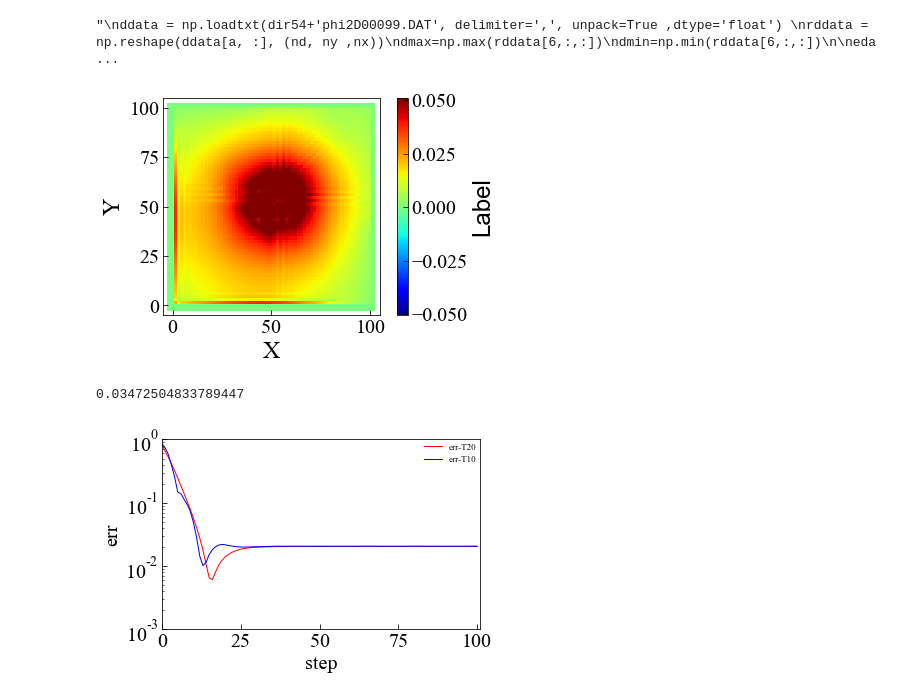
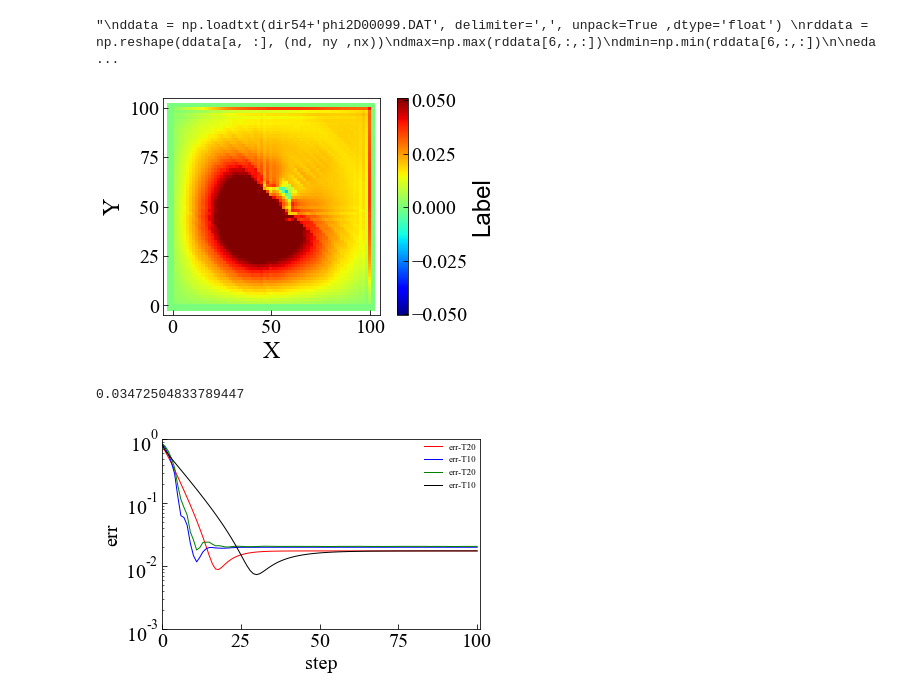
Before and after one commit to maedarn/code_tohoku, a Jupyter notebook: py/plot2D-loop.ipynb, the cells around one changed output. Saved outputs shown, nothing was run; the diff lists cells and outputs as text; code cells hidden in the pictures.

```diff
--- a/py/plot2D-loop.ipynb
+++ b/py/plot2D-loop.ipynb
@@ -18,13 +18,13 @@ nloop=100+1
 step=1
 # %%
 #dir53 = '/Users/maeda/Desktop/Dropbox/analysis/telegraph-test-2D-1/cg1-T10-rho1-cen-128-1000st/'
-dir53 = '/Users/maeda/Desktop/Dropbox/analysis/telegraph-test-2D-1/cg1-T10-rho1-cen-64-1000st/'
+dir53 = '/Users/maeda/Desktop/Dropbox/analysis/telegraph-test-2D-1/cg1-T50-rho1-cen-64-1000st-pwe/'
 #dir54 = '/Users/maeda/Desktop/Dropbox/analysis/telegraph-test-2D-1/cg1-T20-rho1-cen-128-1000st/'
 #dir55 = '/Users/maeda/Desktop/Dropbox/analysis/telegraph-test-2D-1/cg1-T40-rho1-cen-128-1000st/'
 
 #dir56 = '/Users/maeda/Desktop/Dropbox/analysis/telegraph-test-2D-1/cg1-T30-rho1-cen-128-1000st/'
 
-data = np.loadtxt(dir53+'phi2D00021.DAT', delimiter=',', unpack=True ,dtype='float')
+data = np.loadtxt(dir53+'phi2D00051.DAT', delimiter=',', unpack=True ,dtype='float')
 a = np.arange(nd)
 #a
 print(data.shape)
@@ -67,29 +67,29 @@ emin=np.min(redata[6,:,:])
 (19, 4624)
 "\nddata = np.loadtxt(dir54+'phi2D00099.DAT', delimiter=',', unpack=True ,dtype='float') \nrddata = np.reshape(ddata[a, :], (nd, ny ,nx))\ndmax=np.max(rddata[6,:,:])\ndmin=np.min(rddata[6,:,:])\n\neda ...
 # %%
-plt.pcolormesh(rdata[0,:,:], rdata[1,:,:], rdata[7,:,:]-rdata[12,:,:], cmap='jet') # 等高線図の生成。cmapで色付けの規則を指定する。
+plt.pcolormesh(rdata[0,:,:], rdata[1,:,:], rdata[6,:,:]-rdata[12,:,:], cmap='jet') # 等高線図の生成。cmapで色付けの規則を指定する。
 #plt.pcolormesh(rddata[0,:,:], rddata[1,:,:], rddata[6,:,:], cmap='jet') # 等高線図の生成。cmapで色付けの規則を指定する。
 #plt.pcolormesh(redata[0,:,:], redata[1,:,:], redata[6,:,:], cmap='jet') # 等高線図の生成。cmapで色付けの規則を指定する。
 #plt.pcolor(X, Y, Z, cmap='hsv') # 等高線図の生成。cmapで色付けの規則を指定する。
 
 plt.clim(-0.0505, 0.0510)
 pp=plt.colorbar (orientation="vertical") # カラーバーの表示 "vertical"
 pp.set_label("Label", fontname="Arial", fontsize=24) #カラーバーのラベル
-
+,
 plt.xlim([-5.0, 105.0]) # x方向の描画範囲を指定
 plt.ylim([-5.0, 105.0]) # y方向の描画範囲を指定
 plt.xlabel('X', fontsize=24)
 plt.ylabel('Y', fontsize=24)
 #fig = plt.figure(figsize=(5, 5))
 #ax.set_aspect('equal', adjustable='box')
 #quadmesh.set_clim(vmin=0, vmax=15)
 #plt.axes().set_aspect('equal', 'datalim')
 plt.gca().set_aspect('equal')
 
 
 plt.show()
 # %% [output]
-[figure, old version]
+[figure, new version]
 # %%
 a = np.arange(nd)
 dmy = [0]*nx*ny
@@ -168,11 +168,11 @@ grms = [0] * nloop
 b = np.arange(nloop)
 b=b*step
 
-dir55 = '/Users/maeda/Desktop/Dropbox/analysis/telegraph-test-2D-1/cg1-T10-rho1-cen-64-1000st-out/'
-dir56 = '/Users/maeda/Desktop/Dropbox/analysis/telegraph-test-2D-1/cg1-T50-rho1-cen-64-1000st-out/'
+dir55 = '/Users/maeda/Desktop/Dropbox/analysis/telegraph-test-2D-1/cg1-T10-rho1-cen-64-1000st-pwe/'
+dir56 = '/Users/maeda/Desktop/Dropbox/analysis/telegraph-test-2D-1/cg1-T50-rho1-cen-64-1000st-pwe/'
 
-dir57 = '/Users/maeda/Desktop/Dropbox/analysis/telegraph-test-2D-1/cg1-T10-rho1-cen-64-1000st/'
-dir58 = '/Users/maeda/Desktop/Dropbox/analysis/telegraph-test-2D-1/cg1-T50-rho1-cen-64-1000st/'
+dir57 = '/Users/maeda/Desktop/Dropbox/analysis/telegraph-test-2D-1/cg1-T100-rho1-cen-64-1000st-pwe/'
+dir58 = '/Users/maeda/Desktop/Dropbox/analysis/telegraph-test-2D-1/cg1-T5-rho1-cen-64-1000st-pwe/'
 
 for i in range(nloop):
     data = np.loadtxt(dir55+'phi2D'+"%05.f"%(i)+'.dat', delimiter=',', unpack=True ,dtype='float')
@@ -192,14 +192,14 @@ for i in range(nloop):
     gdata = np.loadtxt(dir58+'phi2D'+"%05.f"%(i)+'.dat', delimiter=',', unpack=True ,dtype='float')
     rgdata = np.reshape(gdata[a, :], (nd, ny ,nx))
 
-    err=rdata[7,:,:]-rdata[12,:,:]
+    err=rdata[6,:,:]-rdata[12,:,:]
     #derr=rddata[8,:,:]-rddata[12,:,:]
     #derr=rdata[8,:,:]-rdata[12,:,:]
-    derr=redata[7,:,:]-redata[12,:,:]
-    eerr=redata[9,:,:]-redata[12,:,:]
+    derr=redata[6,:,:]-redata[12,:,:]
+    eerr=redata[6,:,:]-redata[12,:,:]
 
-    ferr=rfdata[7,:,:]-rfdata[12,:,:]
-    gerr=rgdata[7,:,:]-rgdata[12,:,:]
+    ferr=rfdata[6,:,:]-rfdata[12,:,:]
+    gerr=rgdata[6,:,:]-rgdata[12,:,:]
 
     #err[nx-2,:]=0.0
     #err[:,ny-2]=0.0
@@ -240,8 +240,8 @@ plt.yscale('log')
 plt.plot(b,rms, color='red' , linestyle = "solid", markersize=2.5, linewidth = 1,label="err-T20")
 plt.plot(b,drms, color='blue' , linestyle = "solid", markersize=2.5, linewidth = 1,label="err-T10")
 
-#plt.plot(b,frms, color='green' , linestyle = "solid", markersize=2.5, linewidth = 1,label="err-T20")
-#plt.plot(b,grms, color='black' , linestyle = "solid", markersize=2.5, linewidth = 1,label="err-T10")
+plt.plot(b,frms, color='green' , linestyle = "solid", markersize=2.5, linewidth = 1,label="err-T20")
+plt.plot(b,grms, color='black' , linestyle = "solid", markersize=2.5, linewidth = 1,label="err-T10")
 #plt.plot(b,erms, color='green' , linestyle = "solid", markersize=2.5, linewidth = 1,label="err-T50")
 
 ax.set_xlabel('step')
@@ -264,4 +264,4 @@ pp.close()
 #plt.savefig("R-Vesc.png")
 # %% [output]
 0.03472504833789447
-[figure, old version]
+[figure, new version]
```
Also changed, not shown: 7 other files.
